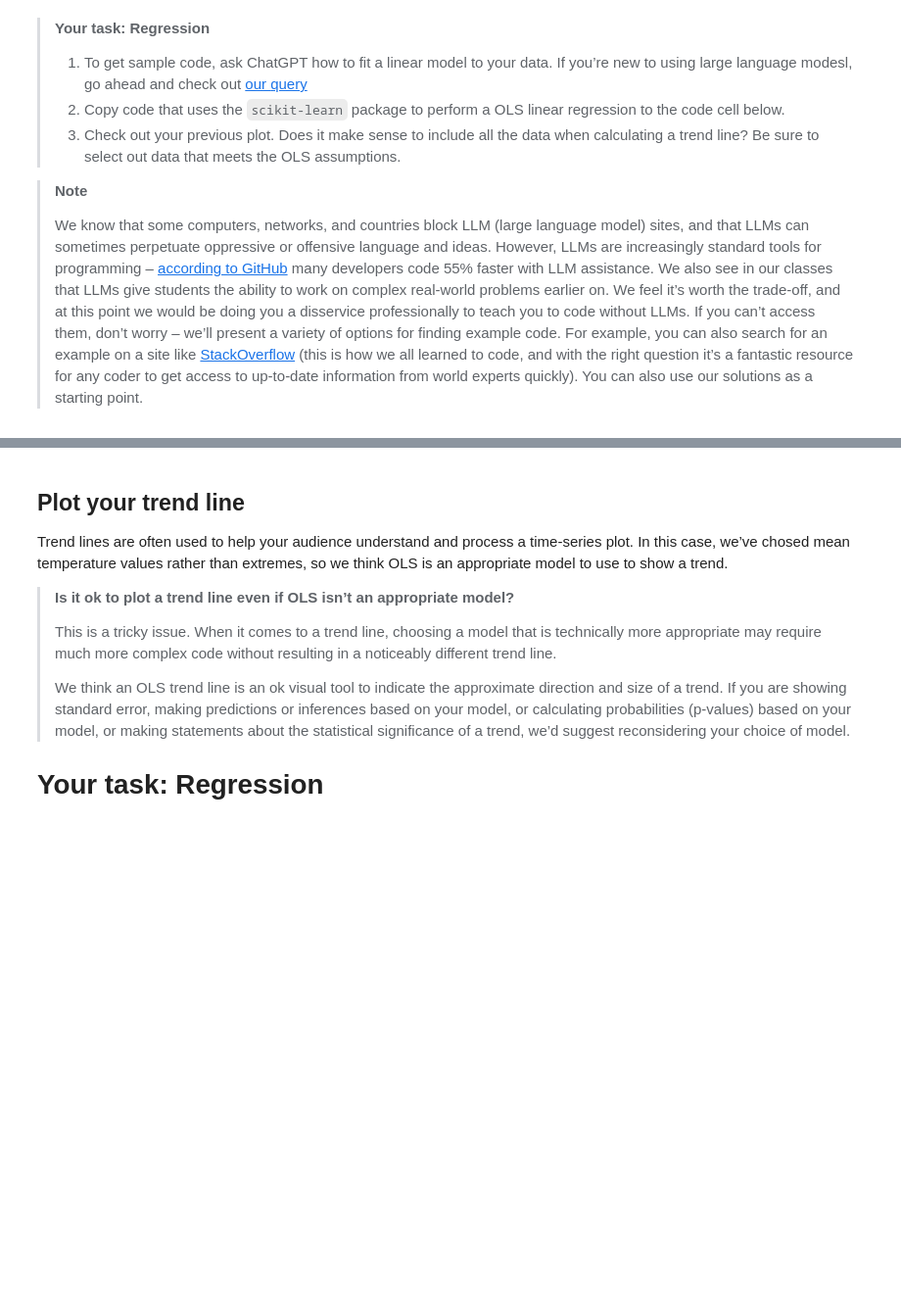
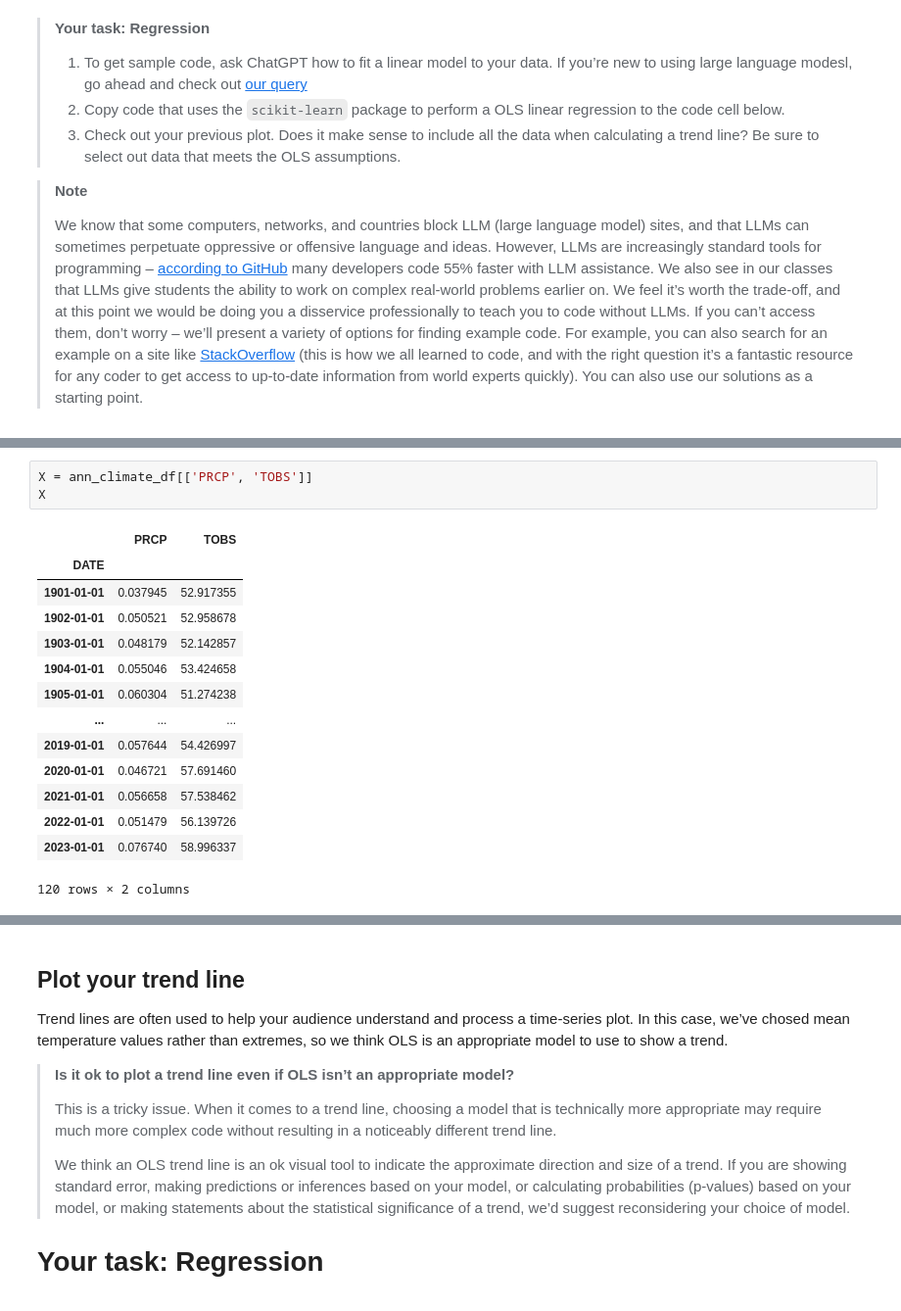
Before and after one commit to earthlab-education/climate-coding-challenge-lauren-alexandra, a Jupyter notebook: 02-climate-coding-challenge/05-climate-coding-challenge.ipynb, the cells around one changed output, grey strips where cells are left out. Shown at 98% size. Saved outputs shown, nothing was run; the diff lists cells and outputs as text; blank space fills up the shorter version.

```diff
--- a/02-climate-coding-challenge/05-climate-coding-challenge.ipynb
+++ b/02-climate-coding-challenge/05-climate-coding-challenge.ipynb
@@ -176,0 +189,18 @@ from sklearn.linear_model import LinearRegression
+# %%
+X = ann_climate_df[['PRCP', 'TOBS']]
+X
+# %% [output]
+|  | PRCP | TOBS |
+| DATE |  |  |
+| 1901-01-01 | 0.037945 | 52.917355 |
+| 1902-01-01 | 0.050521 | 52.958678 |
+| 1903-01-01 | 0.048179 | 52.142857 |
+| 1904-01-01 | 0.055046 | 53.424658 |
+| 1905-01-01 | 0.060304 | 51.274238 |
+| ... | ... | ... |
+| 2019-01-01 | 0.057644 | 54.426997 |
+| 2020-01-01 | 0.046721 | 57.691460 |
+| 2021-01-01 | 0.056658 | 57.538462 |
+| 2022-01-01 | 0.051479 | 56.139726 |
+| 2023-01-01 | 0.076740 | 58.996337 |
+120 rows × 2 columns
```
Also changed, not shown: parts of 6 cells of this notebook, 1 other file.
